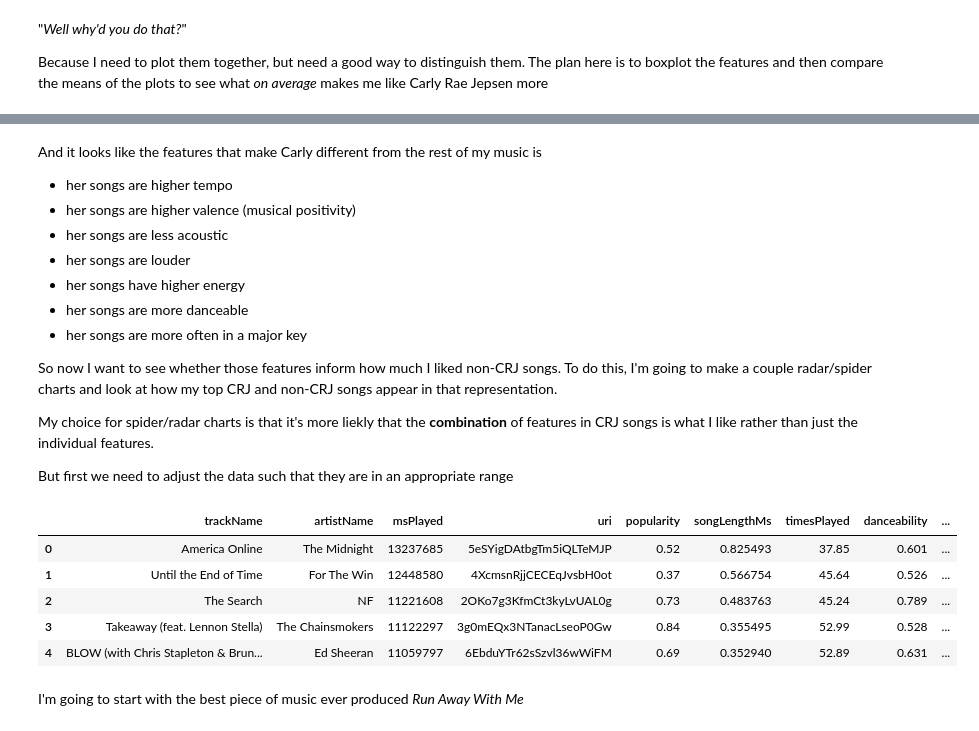
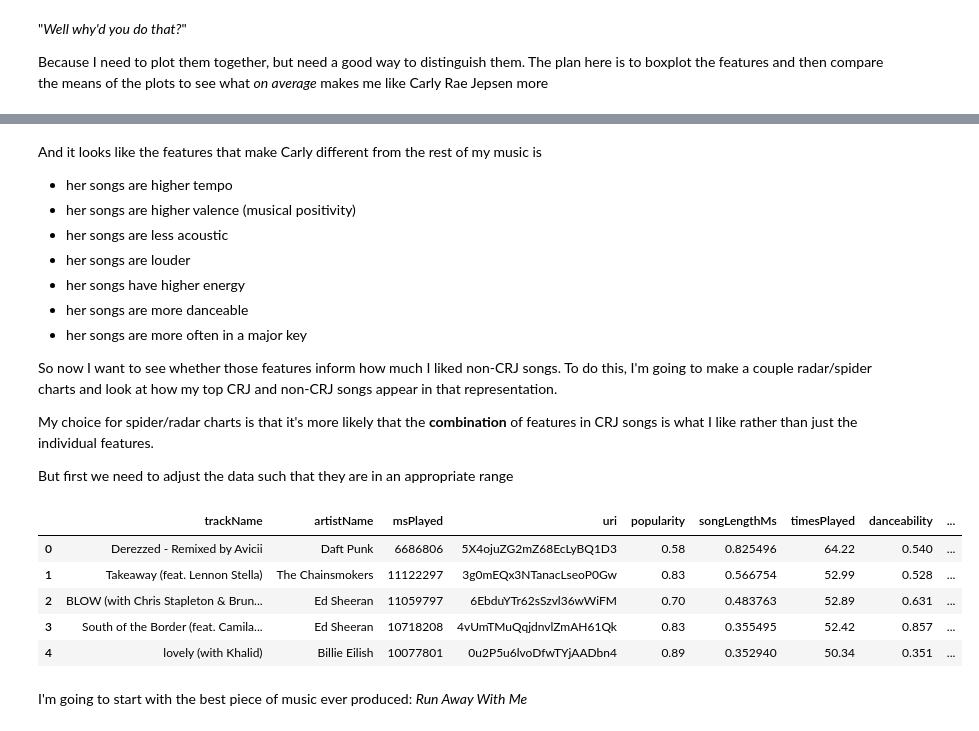
Before and after one commit to dalcantara7/spotify_data_analyzer, a Jupyter notebook: code/analysis_with_api_data.ipynb, the cells around one changed output, grey strips where cells are left out. Cells and saved outputs as stored; diff of their text form; code cells hidden in the pictures.

```diff
--- a/code/analysis_with_api_data.ipynb
+++ b/code/analysis_with_api_data.ipynb
@@ -248,31 +248,31 @@ And it looks like the features that make Carly different from the rest of my mus
 
 So now I want to see whether those features inform how much I liked non-CRJ songs. To do this, I'm going to make a couple radar/spider charts and look at how my top CRJ and non-CRJ songs appear in that representation.
 
-My choice for spider/radar charts is that it's more liekly that the __combination__ of features in CRJ songs is what I like rather than just the individual features.
+My choice for spider/radar charts is that it's more likely that the __combination__ of features in CRJ songs is what I like rather than just the individual features.
 
 But first we need to adjust the data such that they are in an appropriate range
 # %%
 from sklearn import preprocessing
 
 loud_scaler = preprocessing.MinMaxScaler()
 tempo_scaler = preprocessing.MinMaxScaler()
 length_scaler = preprocessing.MinMaxScaler()
-songs_liked_scaled = songs_liked_with_data.copy()
+songs_liked_scaled = songs_liked_with_data.copy().sort_values(by='timesPlayed', ascending=False).reset_index(drop=True)
 songs_liked_scaled['loudness'] = loud_scaler.fit_transform(songs_liked_with_data[['loudness']])
 songs_liked_scaled['tempo'] = tempo_scaler.fit_transform(songs_liked_with_data[['tempo']])
 songs_liked_scaled['songLengthMs'] = length_scaler.fit_transform(songs_liked_with_data[['songLengthMs']])
 songs_liked_scaled['popularity'] = songs_liked_scaled['popularity'].apply(lambda x: x / 100) #popularity ranges from 0 to 100
 songs_liked_scaled['key'] = songs_liked_scaled['key'].apply(lambda x: x / 12) # there are 12 pitch classes
 songs_liked_scaled.head()
 # %% [output]
 |  | trackName | artistName | msPlayed | uri | popularity | songLengthMs | timesPlayed | danceability | ... |
-| 0 | America Online | The Midnight | 13237685 | 5eSYigDAtbgTm5iQLTeMJP | 0.52 | 0.825493 | 37.85 | 0.601 | ... |
-| 1 | Until the End of Time | For The Win | 12448580 | 4XcmsnRjjCECEqJvsbH0ot | 0.37 | 0.566754 | 45.64 | 0.526 | ... |
-| 2 | The Search | NF | 11221608 | 2OKo7g3KfmCt3kyLvUAL0g | 0.73 | 0.483763 | 45.24 | 0.789 | ... |
-| 3 | Takeaway (feat. Lennon Stella) | The Chainsmokers | 11122297 | 3g0mEQx3NTanacLseoP0Gw | 0.84 | 0.355495 | 52.99 | 0.528 | ... |
-| 4 | BLOW (with Chris Stapleton & Brun... | Ed Sheeran | 11059797 | 6EbduYTr62sSzvl36wWiFM | 0.69 | 0.352940 | 52.89 | 0.631 | ... |
+| 0 | Derezzed - Remixed by Avicii | Daft Punk | 6686806 | 5X4ojuZG2mZ68EcLyBQ1D3 | 0.58 | 0.825496 | 64.22 | 0.540 | ... |
+| 1 | Takeaway (feat. Lennon Stella) | The Chainsmokers | 11122297 | 3g0mEQx3NTanacLseoP0Gw | 0.83 | 0.566754 | 52.99 | 0.528 | ... |
+| 2 | BLOW (with Chris Stapleton & Brun... | Ed Sheeran | 11059797 | 6EbduYTr62sSzvl36wWiFM | 0.70 | 0.483763 | 52.89 | 0.631 | ... |
+| 3 | South of the Border (feat. Camila... | Ed Sheeran | 10718208 | 4vUmTMuQqjdnvlZmAH61Qk | 0.83 | 0.355495 | 52.42 | 0.857 | ... |
+| 4 | lovely (with Khalid) | Billie Eilish | 10077801 | 0u2P5u6lvoDfwTYjAADbn4 | 0.89 | 0.352940 | 50.34 | 0.351 | ... |
 # %% [markdown]
-I'm going to start with the best piece of music ever produced _Run Away With Me_
+I'm going to start with the best piece of music ever produced: _Run Away With Me_
 # %%
 import plotly.express as px
 
```
Also changed, not shown: parts of 14 cells of this notebook, 6 other files.
